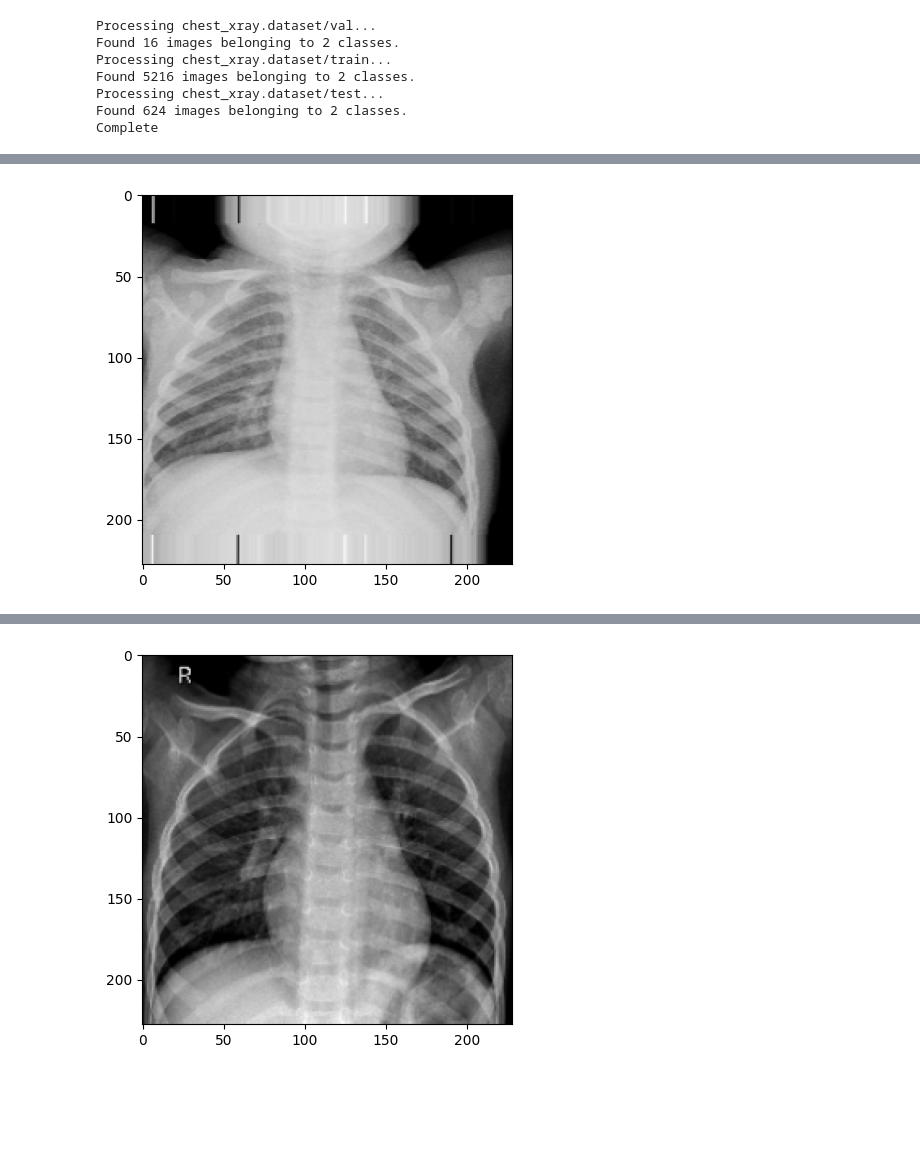
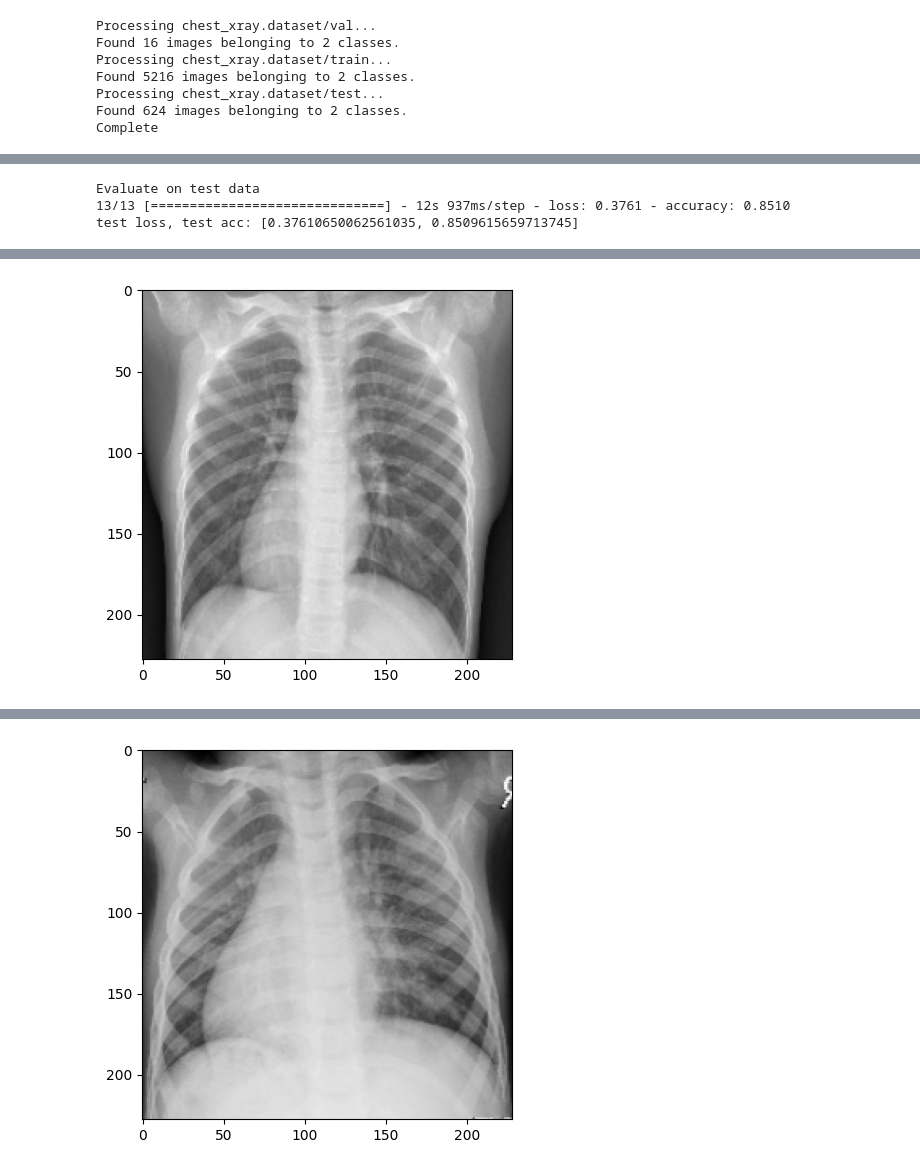
Before and after one commit to beekhof/ml, a Jupyter notebook: ImageClassify.ipynb, the cells around one changed output, grey strips where cells are left out. Saved outputs shown, nothing was run; the diff lists cells and outputs as text; code cells hidden in the pictures; blank space fills up the shorter version.

```diff
--- a/ImageClassify.ipynb
+++ b/ImageClassify.ipynb
@@ -262,19 +278,16 @@ Reprocessing train...
 Reprocessing test...
 Complete
 # %%
-# Define size
-batch_size = 16 # Batch size defines the number of samples that will be propagated through the network
-
 # Configure augmentation for training adversity
 # ImageDataGenerator rescales the pixels between zero and one
 train_datagen = tf.keras.preprocessing.image.ImageDataGenerator(
-        rescale=1./255,
+        rescale=1.0/255,
         shear_range=0.2,
         zoom_range=0.2,
         horizontal_flip=True)
 
 # Set augmentation for testing
-test_datagen = tf.keras.preprocessing.image.ImageDataGenerator(rescale=1./255)
+test_datagen = tf.keras.preprocessing.image.ImageDataGenerator(rescale=1.0/255)
 
 generators = {}
 for folder in folders:
@@ -284,7 +297,7 @@ for folder in folders:
     generator = train_datagen.flow_from_directory(
         path,
         target_size=INPUT_SIZE,
-        batch_size=batch_size,
+        batch_size=DEFAULT_BATCH_SIZE,  # Batch size defines the number of samples that will be propagated through the network
         class_mode='binary')
     generators[folder] = generator
 
@@ -305,18 +318,18 @@ callback = tf.keras.callbacks.EarlyStopping(
     patience=5
 )
 
-# Warning: the step below takes ~40min.
+batch_size = min(DEFAULT_BATCH_SIZE, dataset['size']['val'])
+print(dataset['size'], DEFAULT_BATCH_SIZE, dataset['size']['train'] // batch_size, dataset['size']['val'] // batch_size)
 
 # Save weights after implemeting callback to later compare
 history = altmodel.fit(
         generators['train'],
-        steps_per_epoch=2084 // batch_size, # 2084 is train generator result
+        steps_per_epoch=dataset['size']['train'] // batch_size,
         epochs=DEFAULT_EPOCHS, # num of epochs will dictate speed of model
-        validation_data=generators['test'], # the val portion of the dataset is too small to produce val_* readings
-        validation_steps=167 // batch_size, # 167 is validation generator result
+        validation_data=generators['val'],
+        validation_steps=dataset['size']['val'] // batch_size, # Getting this wrong may result in missing val_* readings
         callbacks=[callback]
 )
-# Create directory to save results
-#os.mkdir('models')
 altmodel.save('models/model_01.keras')
+print("Complete")
 # %% [output]
@@ -363,18 +371,35 @@ matplotlib.pyplot.show()
+# %%
+print("Evaluate on test data")
+results = altmodel.evaluate(generators['test'], batch_size=DEFAULT_BATCH_SIZE)
+print("test loss, test acc:", results)
+# %% [output]
+Evaluate on test data
+13/13 [==============================] - 12s 937ms/step - loss: 0.3761 - accuracy: 0.8510
+test loss, test acc: [0.37610650062561035, 0.8509615659713745]
 # %%
-
 # Validation generator with batch size = 1
 
-generators['val'].batch_size = 1
+generators['test'].batch_size = 1
 
 # Preview examples from validation set and labels predicted from baseline model
 for _ in range(5):
-    x = next(generators['val'])[0]
-    if altmodel.predict(x)[0][0] > 0.7:
-        print('PNEUMONIA')
-    elif altmodel.predict(x)[0][0] < 0.3:
-        print('NORMAL')
+    gn = next(generators['test'])
+    x = gn[0]
+    px = altmodel.predict(x)
+    result = ''
+    if px[0][0] > 0.6:
+        if gn[1] != 1.0:
+            result = '- INCORRECT! Predicted {}, expected {}'.format(px[0][0],gn[1][0])
+        print('PNEUMONIA {}'.format(result))
+    elif px[0][0] < 0.4:
+        if gn[1] != 0.0:
+            result = '- INCORRECT! Predicted {}, expected {}'.format(px[0][0],gn[1][0])
+        print('NORMAL {}'.format(result))
     else:
         print('UNDECIDED')
+
+
+
     matplotlib.pyplot.imshow(x.reshape(MODEL_INPUT_SHAPE))
     matplotlib.pyplot.show()
     print()
@@ -384,2 +408,2 @@ for _ in range(5):
 NORMAL
-[figure, old version]
+[figure, new version]
@@ -389 +412 @@ NORMAL
-[figure, old version]
+[figure, new version]
```
Also changed, not shown: parts of 12 cells of this notebook.
